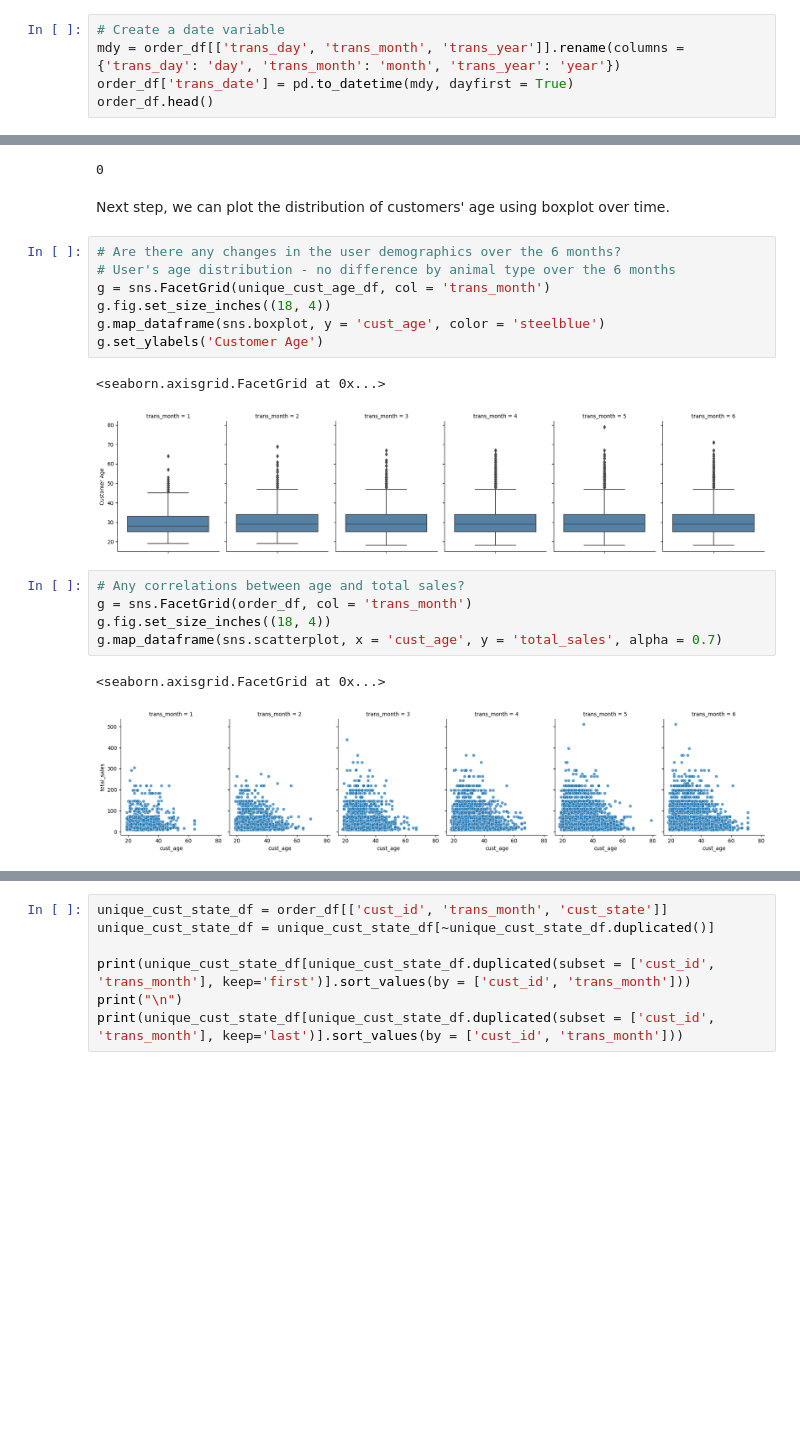
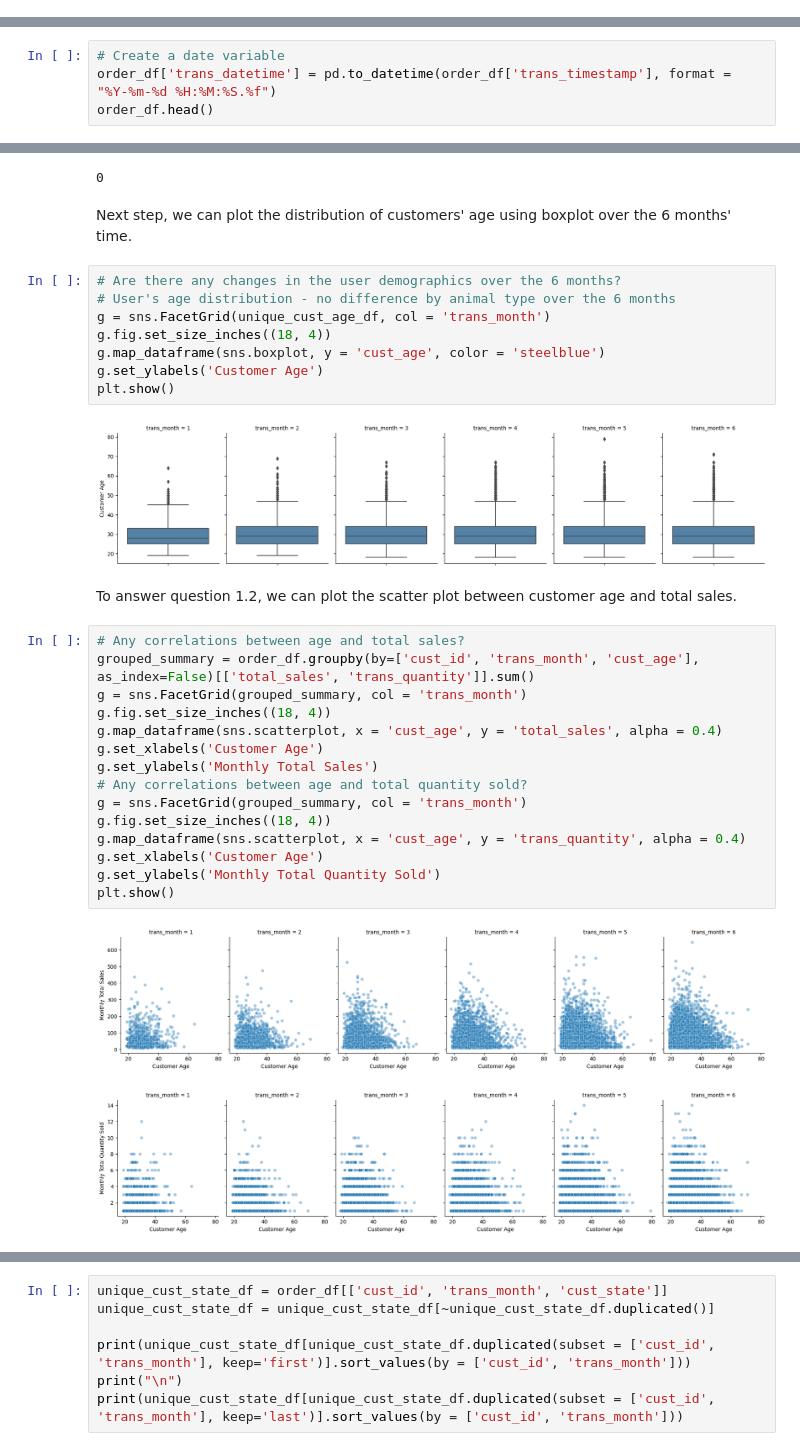
Before and after one commit to southnorthist/kaggle_analysis, a Jupyter notebook: Projects/marketing-analytics/online-retail-sales-trend-analysis/analysis.ipynb, the cells around one changed output, grey strips where cells are left out. Cells and saved outputs as stored; diff of their text form; blank space fills up the shorter version.

Commit message:
updated online-retail-sales analysis jupyter notebook

```diff
--- a/Projects/marketing-analytics/online-retail-sales-trend-analysis/analysis.ipynb
+++ b/Projects/marketing-analytics/online-retail-sales-trend-analysis/analysis.ipynb
@@ -30,8 +67,3 @@ order_df['trans_month'].value_counts()
 2     2374
 1     1206
 Name: trans_month, dtype: int64
-# %%
-# Create a date variable
-mdy = order_df[['trans_day', 'trans_month', 'trans_year']].rename(columns = {'trans_day': 'day', 'trans_month': 'month', 'trans_year': 'year'})
-order_df['trans_date'] = pd.to_datetime(mdy, dayfirst = True)
-order_df.head()
@@ -44,0 +97,4 @@ order_df.head()
+# %%
+# Create a date variable
+order_df['trans_datetime'] = pd.to_datetime(order_df['trans_timestamp'], format = "%Y-%m-%d %H:%M:%S.%f")
+order_df.head()
@@ -95,7 +173,7 @@ unique_cust_age_df.duplicated(subset = ['cust_id', 'trans_month'], keep='first')
 # %% [output]
 0
 # %% [markdown]
-Next step, we can plot the distribution of customers' age using boxplot over time.
+Next step, we can plot the distribution of customers' age using boxplot over the 6 months' time.
 # %%
 # Are there any changes in the user demographics over the 6 months?
 # User's age distribution - no difference by animal type over the 6 months
@@ -103,14 +181,26 @@ g = sns.FacetGrid(unique_cust_age_df, col = 'trans_month')
 g.fig.set_size_inches((18, 4))
 g.map_dataframe(sns.boxplot, y = 'cust_age', color = 'steelblue')
 g.set_ylabels('Customer Age')
+plt.show()
 # %% [output]
-<seaborn.axisgrid.FacetGrid at 0x...>
 [figure]
+# %% [markdown]
+To answer question 1.2, we can plot the scatter plot between customer age and total sales.
 # %%
 # Any correlations between age and total sales?
-g = sns.FacetGrid(order_df, col = 'trans_month')
+grouped_summary = order_df.groupby(by=['cust_id', 'trans_month', 'cust_age'], as_index=False)[['total_sales', 'trans_quantity']].sum()
+g = sns.FacetGrid(grouped_summary, col = 'trans_month')
 g.fig.set_size_inches((18, 4))
-g.map_dataframe(sns.scatterplot, x = 'cust_age', y = 'total_sales', alpha = 0.7)
+g.map_dataframe(sns.scatterplot, x = 'cust_age', y = 'total_sales', alpha = 0.4)
+g.set_xlabels('Customer Age')
+g.set_ylabels('Monthly Total Sales')
+# Any correlations between age and total quantity sold?
+g = sns.FacetGrid(grouped_summary, col = 'trans_month')
+g.fig.set_size_inches((18, 4))
+g.map_dataframe(sns.scatterplot, x = 'cust_age', y = 'trans_quantity', alpha = 0.4)
+g.set_xlabels('Customer Age')
+g.set_ylabels('Monthly Total Quantity Sold')
+plt.show()
 # %% [output]
-<seaborn.axisgrid.FacetGrid at 0x...>
-[figure, old version]
+[figure, new version]
+[figure, added]
```
Also changed, not shown: parts of 52 cells of this notebook, 3 other files.
